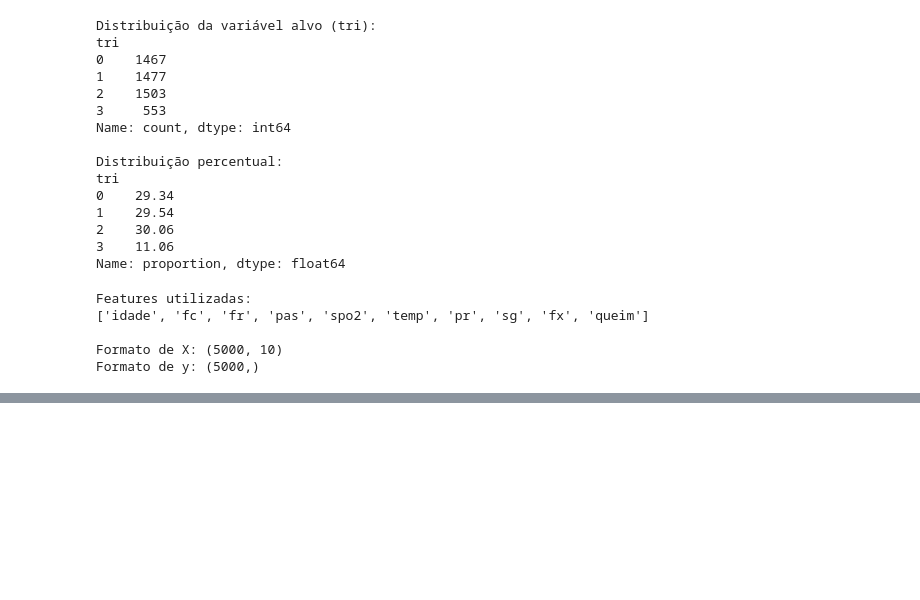
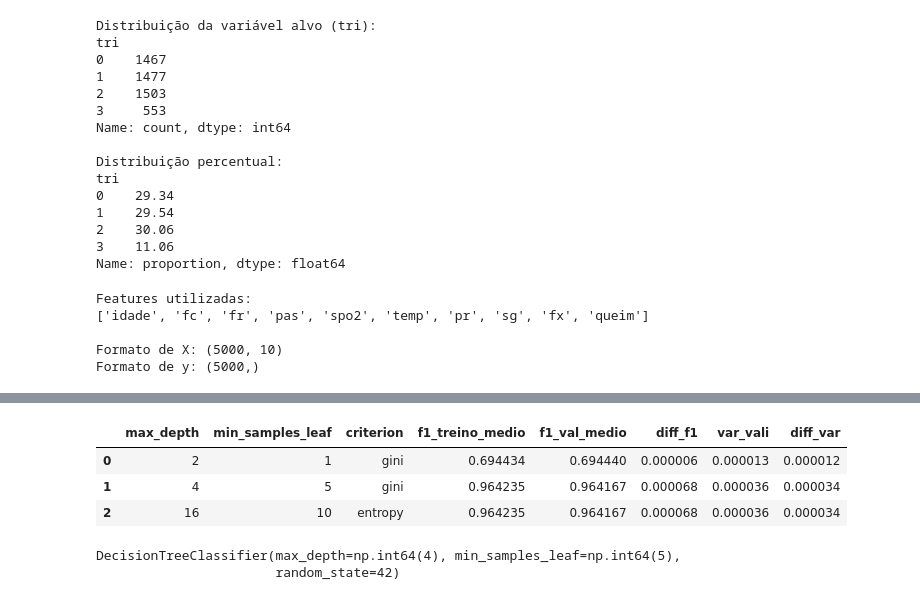
Before and after one commit to MatheusLoureiro2003/Classificao-Sistemas-Inteligentes, a Jupyter notebook: data_creation/teste.ipynb, the cells around one changed output, grey strips where cells are left out. Saved outputs shown, nothing was run; the diff lists cells and outputs as text; code cells hidden in the pictures; blank space fills up the shorter version.

```diff
--- a/data_creation/teste.ipynb
+++ b/data_creation/teste.ipynb
@@ -178,7 +178,7 @@ for i in range(num_params):
         dt.fit(X_treino_fold, y_treino_fold)
 
         # Previsões
-        y_pred_treino = dt.predit(X_treino_fold)
+        y_pred_treino = dt.predict(X_treino_fold)
         y_pred_vali = dt.predict(X_vali_fold)
 
         # Calcular f1-score
@@ -194,0 +207,55 @@ for i in range(num_params):
+# %%
+resultados = []
+
+for i in range(num_params):
+
+    f1_treino = train_scores[i]
+    f1_vali = vld_scores[i]
+
+    media_treino = np.mean(f1_treino)
+    media_vali = np.mean(f1_vali)
+
+    var_treino = np.var(f1_treino)
+    var_vali = np.var(f1_vali)
+
+    diff_f1 = abs(media_treino - media_vali)
+    diff_var = abs(var_treino - var_vali)
+
+    resultados.append({
+        "max_depth": max_depth[i],
+        "min_samples_leaf": min_samples_leaf[i],
+        "criterion": criterion[i],
+        "f1_treino_medio": media_treino,
+        "f1_val_medio": media_vali,
+        "diff_f1": diff_f1,
+        "var_vali": var_vali,
+        "diff_var": diff_var
+    })
+
+df_resultados_cart = pd.DataFrame(resultados)
+
+display(df_resultados_cart)
+# %% [output]
+|  | max_depth | min_samples_leaf | criterion | f1_treino_medio | f1_val_medio | diff_f1 | var_vali | diff_var |
+| 0 | 2 | 1 | gini | 0.694434 | 0.694440 | 0.000006 | 0.000013 | 0.000012 |
+| 1 | 4 | 5 | gini | 0.964235 | 0.964167 | 0.000068 | 0.000036 | 0.000034 |
+| 2 | 16 | 10 | entropy | 0.964235 | 0.964167 | 0.000068 | 0.000036 | 0.000034 |
+# %%
+#Selecionando os melhores parâmetros
+df_resultados_cart = df_resultados_cart.sort_values(by="f1_val_medio", ascending=False)
+
+melhores_params = df_resultados_cart.iloc[0]
+
+# Criando o melhor modelo
+melhor_cart_modelo = DecisionTreeClassifier(
+    max_depth=melhores_params["max_depth"],
+    min_samples_leaf=melhores_params["min_samples_leaf"],
+    criterion=melhores_params["criterion"],
+    random_state=42
+)
+
+# Treinando com TODOS os dados
+melhor_cart_modelo.fit(X,y)
+# %% [output]
+DecisionTreeClassifier(max_depth=np.int64(4), min_samples_leaf=np.int64(5),
+                       random_state=42)
```
Also changed, not shown: parts of 1 cell of this notebook.
